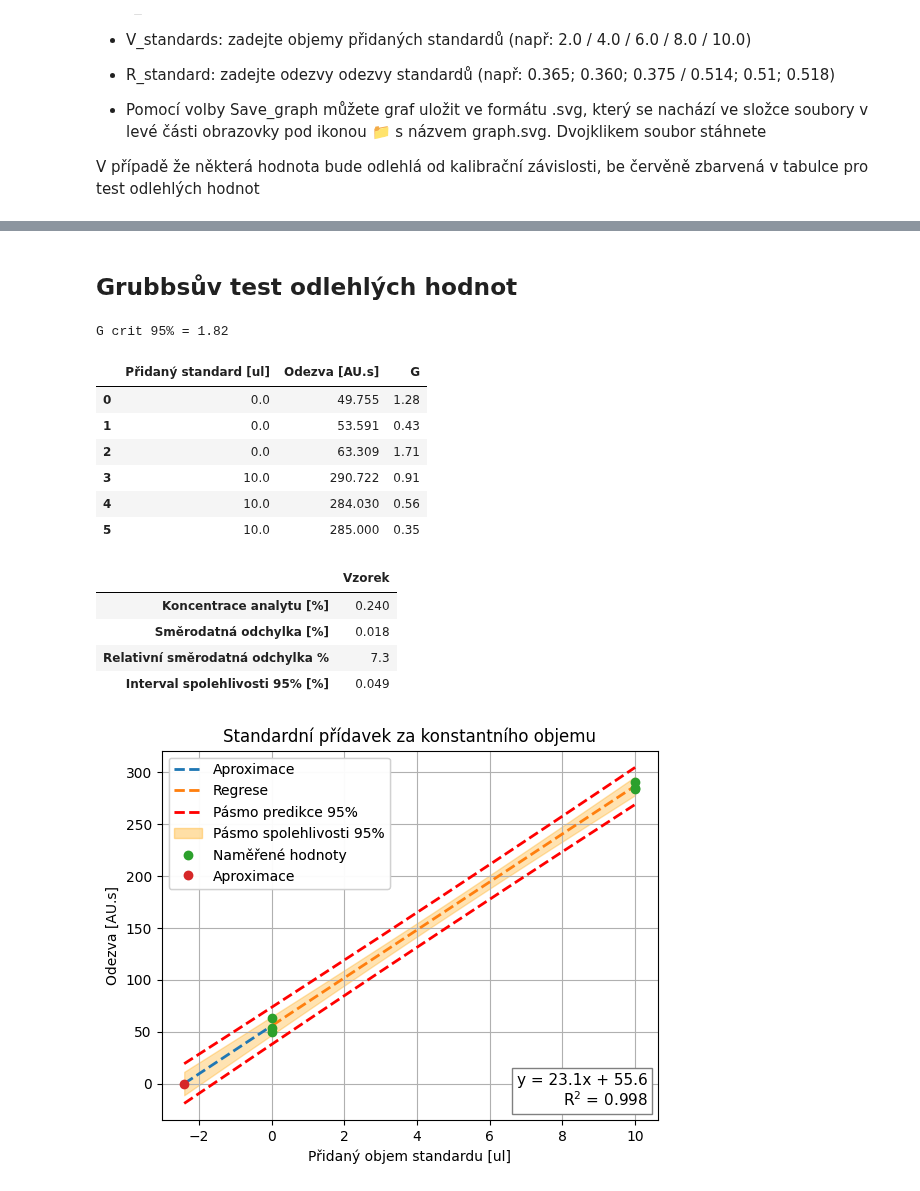
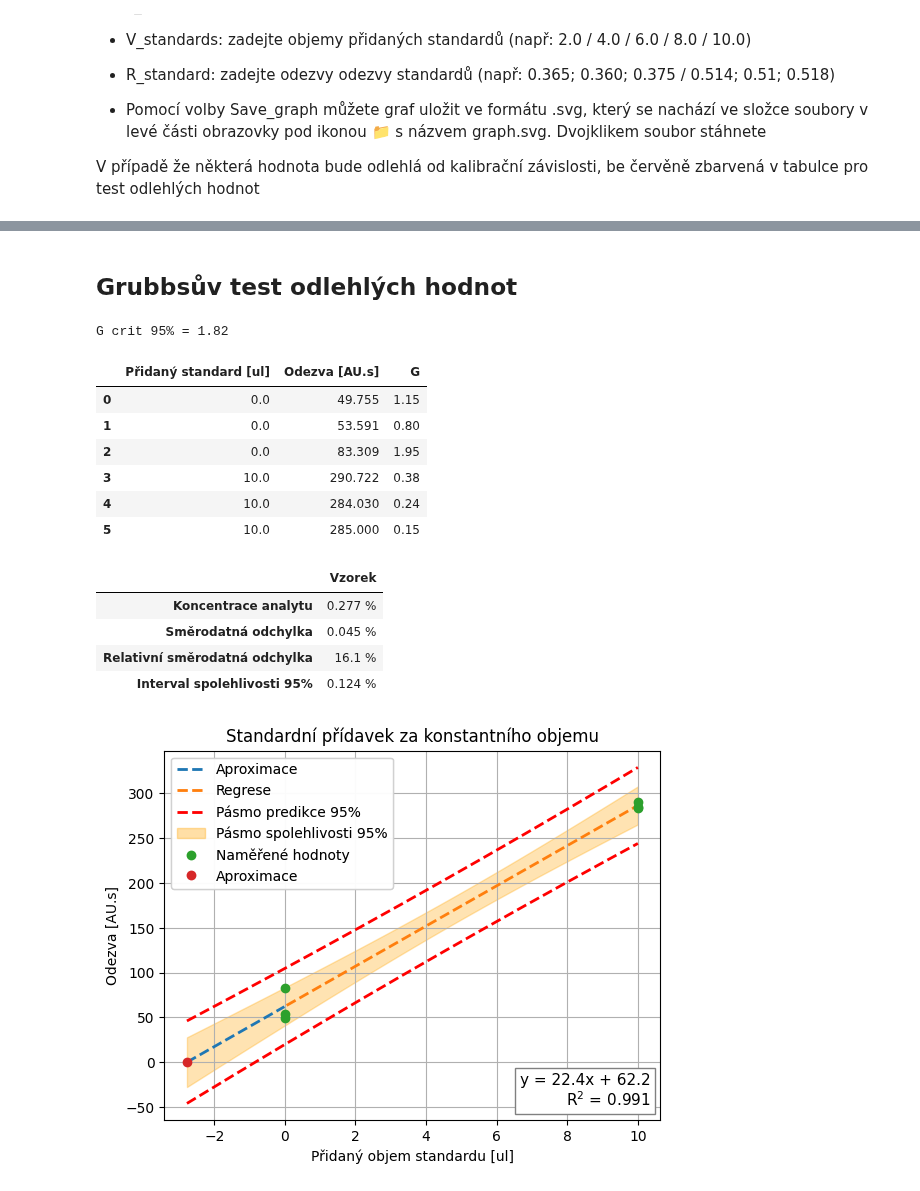
Before and after one commit to Xixaus/Nastroje, a Jupyter notebook: Standardni_pridavek_new.ipynb, the cells around one changed output, grey strips where cells are left out. Saved outputs shown, nothing was run; the diff lists cells and outputs as text; code cells hidden in the pictures.

```diff
--- a/Standardni_pridavek_new.ipynb
+++ b/Standardni_pridavek_new.ipynb
@@ -30,7 +30,7 @@ R_unit = "AU.s" #@param {type:"string"}
 X_axys_name = "Pridany objem standardu" #@param ["Zvysena koncentrace", "Pridany objem standardu"]
 V_flask = 10000#@param {type:"number"}
 V_sample =  1000#@param {type:"number"}
-R_sample = "49,755; 53,591; 63,309" #@param {type:"string"}
+R_sample = "49,755; 53,591; 83,309" #@param {type:"string"}
 c_standard =  100#@param {type:"number"}
 c_unit = '%' #@param {type:"string"}
 V_standards = "10"#@param {type:"string"}
@@ -78,45 +78,45 @@ def std_reg(df, model):
     Sx = (Sy/abs(intercept)) * np.sqrt((1/len(x))+(y.mean()**2/((intercept**2)*sxx))) #směrodatná odchylka výsledku
     return (Sx)
 
-def evaluation(model, df, sample,c_unit):
+def evaluation(model, df, sample, c_unit):
     Sx = std_reg(df, model)
 
-    if V_flask == None: #výpočet koncetrace v případě volby metody standardního přídavku
+    if V_flask == None:
         if X_axys_name == "Zvysena koncentrace":
-          final_sample = sample #výpočet koncentrace vzorku
-          final_sample_st_dev = Sx
-          sample_name = "Zvýšená koncentrace roztoku vzorku"
+            final_sample_value = sample
+            final_sample_st_dev_value = Sx
+            sample_name = "Zvýšená koncentrace roztoku vzorku"
         else:
-          final_sample = sample * c_standard / V_sample #přepočtení objemu standardu na koncentraci
-          final_sample_st_dev = Sx * c_standard / V_sample
-          sample_name = "Objem standardu ve vzorku"
+            final_sample_value = sample * c_standard / V_sample
+            final_sample_st_dev_value = Sx * c_standard / V_sample
+            sample_name = "Objem standardu ve vzorku"
 
-    else: #výpočet koncetrace v případě volby metody standardního přídavku za konstantního objemu
+    else:
         if X_axys_name == "Zvysena koncentrace":
-          final_sample = sample * V_flask / V_sample #výpočet koncentrace vzorku
-          final_sample_st_dev = Sx * V_flask / V_sample
-          sample_name = "Koncetrace roztoku vzorku"
+            final_sample_value = sample * V_flask / V_sample
+            final_sample_st_dev_value = Sx * V_flask / V_sample
+            sample_name = "Koncetrace roztoku vzorku"
         else:
-          final_sample = sample * c_standard / V_sample #přepočtení objemu standardu na koncentraci
-          final_sample_st_dev = Sx * c_standard / V_sample
-          sample_name = "Objem standardu ve vzorku"
+            final_sample_value = sample * c_standard / V_sample
+            final_sample_st_dev_value = Sx * c_standard / V_sample
+            sample_name = "Objem standardu ve vzorku"
 
     if model.df_resid == 0:
-        final_sample_con_int = 0
+        final_sample_con_int_value = 0
     else:
-        final_sample_con_int = final_sample_st_dev * scipy.stats.t.ppf(q=0.975,df=model.df_resid) #výpočet intervalu spolehlivosti 0,05
+        final_sample_con_int_value = final_sample_st_dev_value * scipy.stats.t.ppf(q=0.975,df=model.df_resid)
 
-    Rel_std = final_sample_st_dev/final_sample * 100
+    Rel_std = final_sample_st_dev_value/final_sample_value * 100
 
-    result = pd.DataFrame(index=[f'Koncentrace analytu [{c_unit}]', f'Směrodatná odchylka [{c_unit}]', "Relativní směrodatná odchylka %", f"Interval spolehlivosti 95% [{c_unit}]"])
-    sig_num = -(int(str('%.2e' % final_sample_st_dev)[-3:])-1)
+    result = pd.DataFrame(index=[f'Koncentrace analytu', f'Směrodatná odchylka', "Relativní směrodatná odchylka", f"Interval spolehlivosti 95%"])
+    sig_num = -(int(str('%.2e' % final_sample_st_dev_value)[-3:])-1)
 
-    result["Vzorek"] = [final_sample, final_sample_st_dev, Rel_std, final_sample_con_int]
-    result.loc["Relativní směrodatná odchylka %"] = result.loc["Relativní směrodatná odchylka %"].apply(lambda x: f'{x:.1f}')
+    result["Vzorek"] = [final_sample_value, final_sample_st_dev_value, Rel_std, final_sample_con_int_value]
+    result.loc["Relativní směrodatná odchylka"] = result.loc["Relativní směrodatná odchylka"].apply(lambda x: f'{x:.1f} %')
 
     for index in result.index:
-      if index != "Relativní směrodatná odchylka %":
-          result.loc[index, "Vzorek"] = f'{result.loc[index, "Vzorek"]:.{sig_num}f}'
+        if index != "Relativní směrodatná odchylka":
+            result.loc[index, "Vzorek"] = f'{result.loc[index, "Vzorek"]:.{sig_num}f} {c_unit}'
 
     return (result)
 
@@ -240,16 +240,16 @@ Odezva [AU.s]    23.1032      0.454     50.866      0.000      21.842      24.36
 =================================================================================
 Grubbsův test odlehlých hodnot
 G crit 95% = 1.82
 |  | Přidaný standard [ul] | Odezva [AU.s] | G |
-| 0 | 0.0 | 49.755 | 1.28 |
-| 1 | 0.0 | 53.591 | 0.43 |
-| 2 | 0.0 | 63.309 | 1.71 |
-| 3 | 10.0 | 290.722 | 0.91 |
-| 4 | 10.0 | 284.030 | 0.56 |
-| 5 | 10.0 | 285.000 | 0.35 |
+| 0 | 0.0 | 49.755 | 1.15 |
+| 1 | 0.0 | 53.591 | 0.80 |
+| 2 | 0.0 | 83.309 | 1.95 |
+| 3 | 10.0 | 290.722 | 0.38 |
+| 4 | 10.0 | 284.030 | 0.24 |
+| 5 | 10.0 | 285.000 | 0.15 |
 |  | Vzorek |
-| Koncentrace analytu [%] | 0.240 |
-| Směrodatná odchylka [%] | 0.018 |
-| Relativní směrodatná odchylka % | 7.3 |
-| Interval spolehlivosti 95% [%] | 0.049 |
+| Koncentrace analytu | 0.277 % |
+| Směrodatná odchylka | 0.045 % |
+| Relativní směrodatná odchylka | 16.1 % |
+| Interval spolehlivosti 95% | 0.124 % |
-[figure, old version]
+[figure, new version]
```
Also changed, not shown: parts of 1 cell of this notebook.
